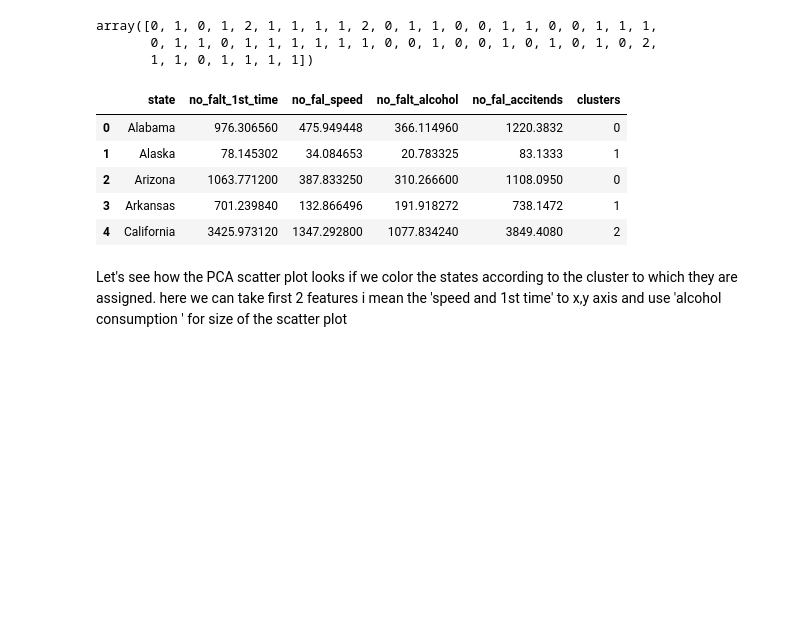
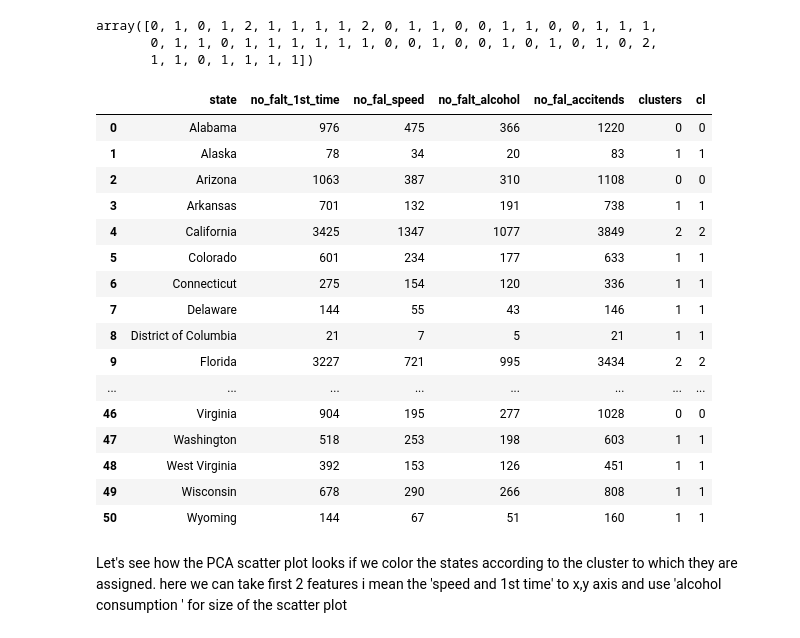
Before and after one commit to pavi-ninjaac/Data_Science_internship_program_Technocolaps_July2020, a Jupyter notebook: Final_project/final_project_technocolaps_ds.ipynb, the cells around one changed output. Saved outputs shown, nothing was run; the diff lists cells and outputs as text; code cells hidden in the pictures; blank space fills up the shorter version.

```diff
--- a/Final_project/final_project_technocolaps_ds.ipynb
+++ b/Final_project/final_project_technocolaps_ds.ipynb
@@ -31,14 +35,14 @@ mile_der_data.head()
 data=pd.merge(read_accident_data,mile_der_data,on='state')
 
 #compute the no of accidents
-data['no_fal_accitends']=data['drvr_fatl_col_bmiles']*data['million_miles_annually']/1000
+data['no_fal_accitends']=(data['drvr_fatl_col_bmiles']*data['million_miles_annually']/1000).astype(int)
 
 # for the comaprision purpose it is not fair they are in the form of pertentage so i chaged those into numbers
 # after changing those into numbers i can found the correlation correctly
 
-data['no_falt_alcohol']=(data['perc_fatl_alcohol']*data['no_fal_accitends'])/100
-data['no_fal_speed']=(data['perc_fatl_speed']*data['no_fal_accitends'])/100
-data['no_falt_1st_time']=(data['perc_fatl_1st_time']*data['no_fal_accitends'])/100
+data['no_falt_alcohol']=((data['perc_fatl_alcohol']*data['no_fal_accitends'])/100).astype(int)
+data['no_fal_speed']=((data['perc_fatl_speed']*data['no_fal_accitends'])/100).astype(int)
+data['no_falt_1st_time']=((data['perc_fatl_1st_time']*data['no_fal_accitends'])/100).astype(int)
 
 #copy neccesary data to new datframe
 feature_name=['state','no_falt_1st_time','no_fal_speed','no_falt_alcohol','no_fal_accitends']
@@ -264,15 +279,26 @@ array([0, 1, 0, 1, 2, 1, 1, 1, 1, 2, 0, 1, 1, 0, 0, 1, 1, 0, 0, 1, 1, 1,
 # %%
 # make dataframe with the state name and labels from the kmeans
 state_cluster=pd.DataFrame(data_acci)
-state_cluster['clusters']=label
-state_cluster.head()
+state_cluster['cl']=label
+state_cluster
 # %% [output]
-|  | state | no_falt_1st_time | no_fal_speed | no_falt_alcohol | no_fal_accitends | clusters |
-| 0 | Alabama | 976.306560 | 475.949448 | 366.114960 | 1220.3832 | 0 |
-| 1 | Alaska | 78.145302 | 34.084653 | 20.783325 | 83.1333 | 1 |
-| 2 | Arizona | 1063.771200 | 387.833250 | 310.266600 | 1108.0950 | 0 |
-| 3 | Arkansas | 701.239840 | 132.866496 | 191.918272 | 738.1472 | 1 |
-| 4 | California | 3425.973120 | 1347.292800 | 1077.834240 | 3849.4080 | 2 |
+|  | state | no_falt_1st_time | no_fal_speed | no_falt_alcohol | no_fal_accitends | clusters | cl |
+| 0 | Alabama | 976 | 475 | 366 | 1220 | 0 | 0 |
+| 1 | Alaska | 78 | 34 | 20 | 83 | 1 | 1 |
+| 2 | Arizona | 1063 | 387 | 310 | 1108 | 0 | 0 |
+| 3 | Arkansas | 701 | 132 | 191 | 738 | 1 | 1 |
+| 4 | California | 3425 | 1347 | 1077 | 3849 | 2 | 2 |
+| 5 | Colorado | 601 | 234 | 177 | 633 | 1 | 1 |
+| 6 | Connecticut | 275 | 154 | 120 | 336 | 1 | 1 |
+| 7 | Delaware | 144 | 55 | 43 | 146 | 1 | 1 |
+| 8 | District of Columbia | 21 | 7 | 5 | 21 | 1 | 1 |
+| 9 | Florida | 3227 | 721 | 995 | 3434 | 2 | 2 |
+| ... | ... | ... | ... | ... | ... | ... | ... |
+| 46 | Virginia | 904 | 195 | 277 | 1028 | 0 | 0 |
+| 47 | Washington | 518 | 253 | 198 | 603 | 1 | 1 |
+| 48 | West Virginia | 392 | 153 | 126 | 451 | 1 | 1 |
+| 49 | Wisconsin | 678 | 290 | 266 | 808 | 1 | 1 |
+| 50 | Wyoming | 144 | 67 | 51 | 160 | 1 | 1 |
 # %% [markdown]
 Let's see how the PCA scatter plot looks if we color the states according to the cluster to which they are assigned.
 here we can take first 2 features i mean the 'speed and 1st time' to x,y axis and use 'alcohol consumption ' for size of the scatter plot
```
Also changed, not shown: parts of 24 cells of this notebook.
